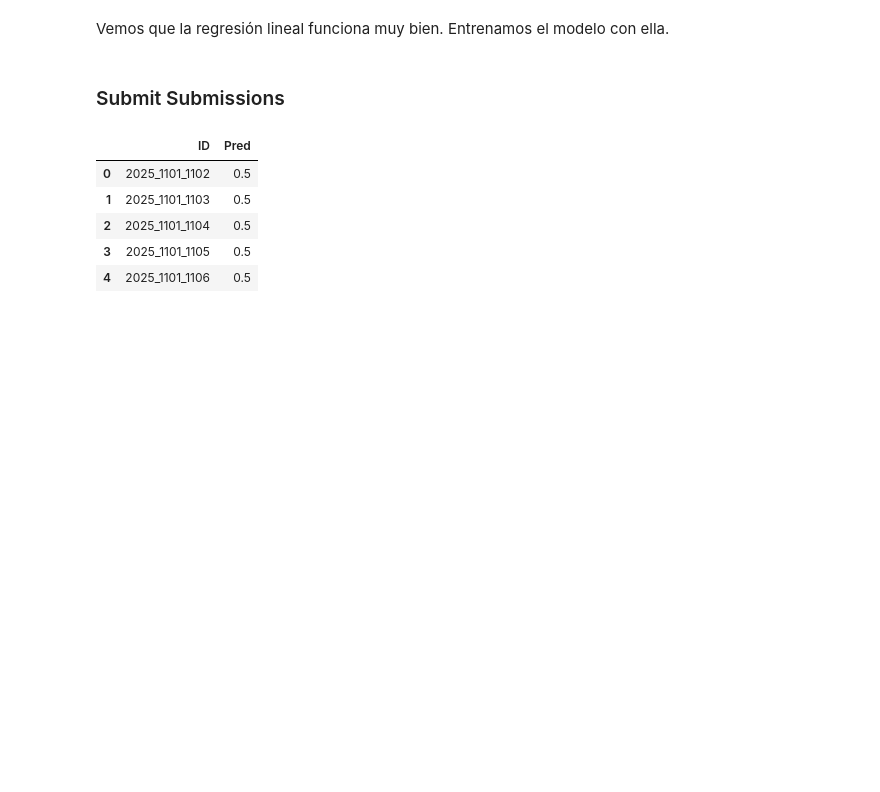
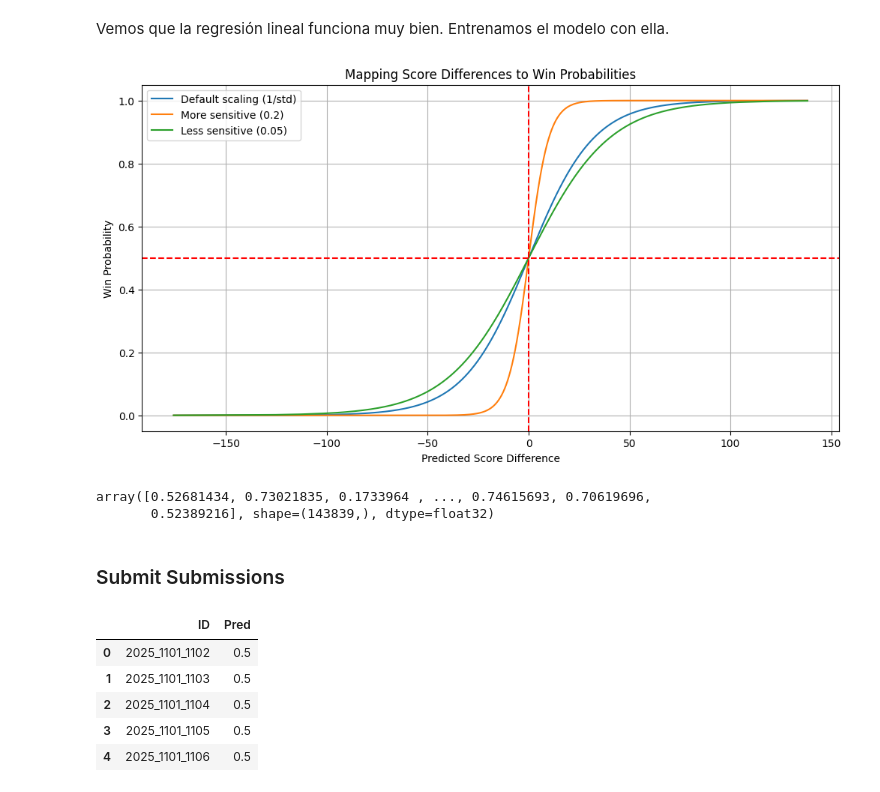
Before and after one commit to pedrochans/NCAA, a Jupyter notebook: model/NCAA_2025.ipynb, the cells around one changed output. Cells and saved outputs as stored; diff of their text form; code cells hidden in the pictures; blank space fills up the shorter version.

```diff
--- a/model/NCAA_2025.ipynb
+++ b/model/NCAA_2025.ipynb
@@ -603,3 +621,48 @@ X_train_scaled = preprocessing.fit_transform(X_train)
 model.fit(X_train_scaled, y_train)
 
 y_train_pred = model.predict(X_train_scaled)
+# %%
+import numpy as np
+import matplotlib.pyplot as plt
+
+def score_diff_to_probability(y_pred, scaling_factor=None):
+    if scaling_factor is None:
+        # Calculate scaling factor based on data distribution
+        # Dividing by standard deviation gives reasonable spread
+        scaling_factor = 1 / np.std(y_pred)
+
+    # Apply sigmoid function: 1 / (1 + exp(-scaled_y_pred))
+    probabilities = 1 / (1 + np.exp(-scaling_factor * y_pred))
+
+    return probabilities
+
+# Convert predictions to probabilities
+# Try different scaling factors to find the right sensitivity
+probabilities_default = score_diff_to_probability(y_train_pred)
+probabilities_more_sensitive = score_diff_to_probability(y_train_pred, scaling_factor=0.2)
+probabilities_less_sensitive = score_diff_to_probability(y_train_pred, scaling_factor=0.05)
+
+# Visualize the transformation
+plt.figure(figsize=(12, 6))
+
+# Sort for better visualization
+sorted_indices = np.argsort(y_train_pred)
+sorted_preds = np.array(y_train_pred)[sorted_indices]
+sorted_probs_default = probabilities_default[sorted_indices]
+sorted_probs_more = probabilities_more_sensitive[sorted_indices]
+sorted_probs_less = probabilities_less_sensitive[sorted_indices]
+
+# Plot different scaling options
+plt.plot(sorted_preds, sorted_probs_default, label='Default scaling (1/std)')
+plt.plot(sorted_preds, sorted_probs_more, label='More sensitive (0.2)')
+plt.plot(sorted_preds, sorted_probs_less, label='Less sensitive (0.05)')
+plt.axhline(y=0.5, color='r', linestyle='--')
+plt.axvline(x=0, color='r', linestyle='--')
+plt.xlabel('Predicted Score Difference')
+plt.ylabel('Win Probability')
+plt.title('Mapping Score Differences to Win Probabilities')
+plt.legend()
+plt.grid(True)
+plt.show()
+# %% [output]
+[figure, added]
@@ -606,3 +671,8 @@ y_train_pred = model.predict(X_train_scaled)
+# %%
+y_train_prob
+# %% [output]
+array([0.52681434, 0.73021835, 0.1733964 , ..., 0.74615693, 0.70619696,
+       0.52389216], shape=(143839,), dtype=float32)
 # %% [markdown]
 ### Submit Submissions
 # %%
```
Also changed, not shown: parts of 7 cells of this notebook.
